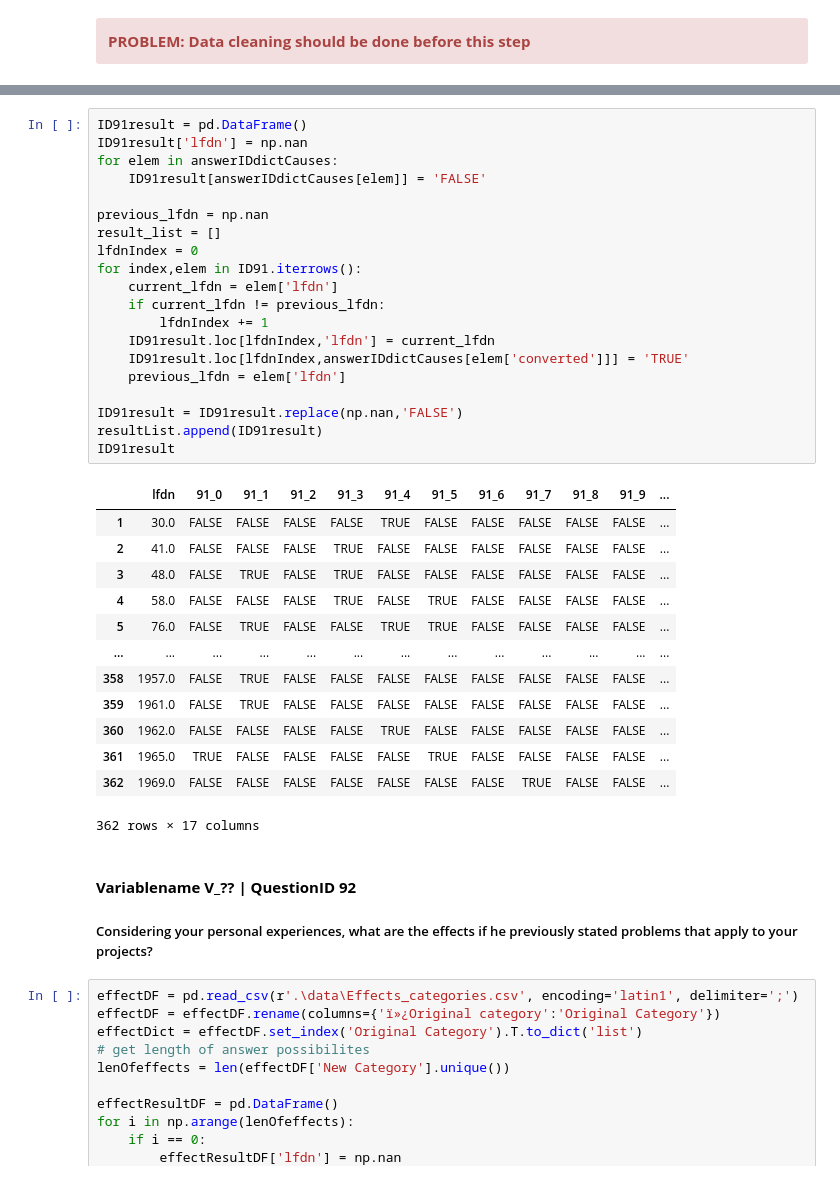
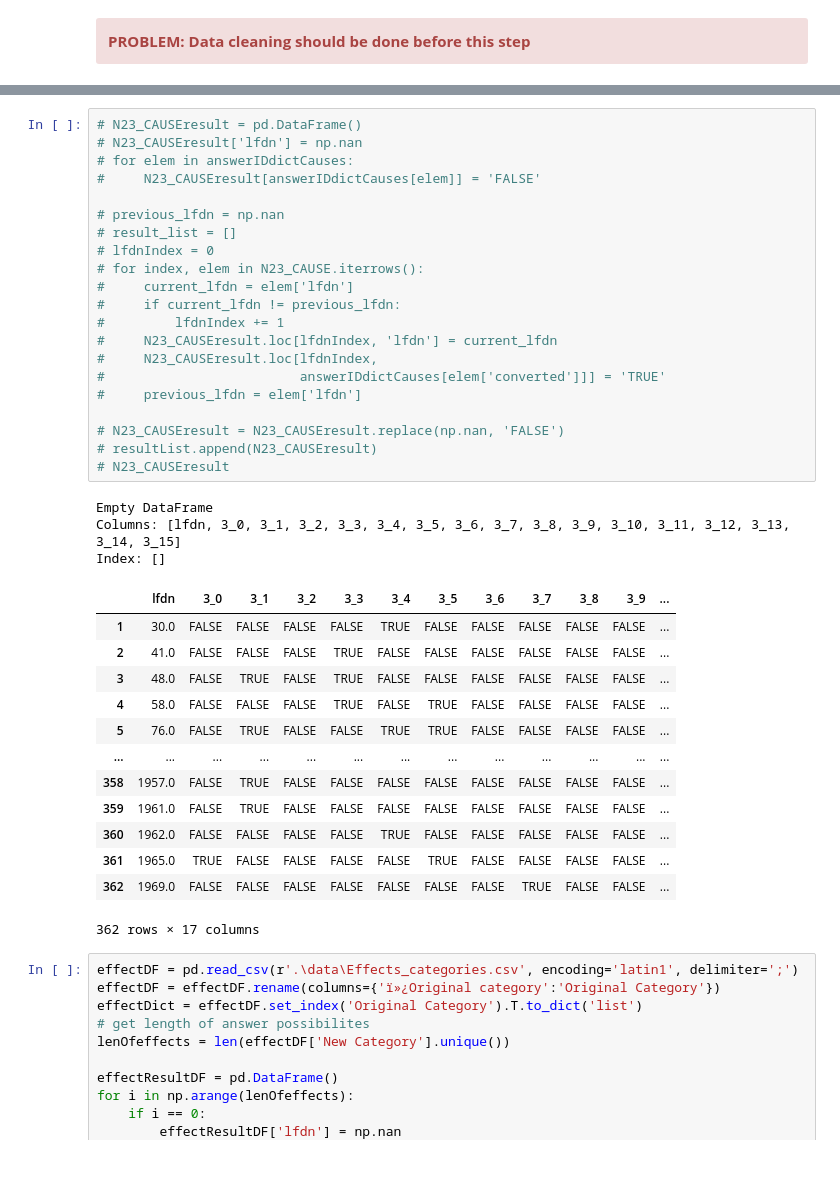
Before and after one commit to NaPiRE/QuickCheckRE, a Jupyter notebook: Data Transformation/DataTransformation.ipynb, the cells around one changed output, grey strips where cells are left out. Cells and saved outputs as stored; diff of their text form.

```diff
--- a/Data Transformation/DataTransformation.ipynb
+++ b/Data Transformation/DataTransformation.ipynb
@@ -1315,25 +1447,29 @@ ID91
 # %%
-ID91result = pd.DataFrame()
-ID91result['lfdn'] = np.nan
-for elem in answerIDdictCauses:
-    ID91result[answerIDdictCauses[elem]] = 'FALSE'
+# N23_CAUSEresult = pd.DataFrame()
+# N23_CAUSEresult['lfdn'] = np.nan
+# for elem in answerIDdictCauses:
+#     N23_CAUSEresult[answerIDdictCauses[elem]] = 'FALSE'
 
-previous_lfdn = np.nan
-result_list = []
-lfdnIndex = 0
-for index,elem in ID91.iterrows():
-    current_lfdn = elem['lfdn']
-    if current_lfdn != previous_lfdn:
-        lfdnIndex += 1
-    ID91result.loc[lfdnIndex,'lfdn'] = current_lfdn
-    ID91result.loc[lfdnIndex,answerIDdictCauses[elem['converted']]] = 'TRUE'
-    previous_lfdn = elem['lfdn']
+# previous_lfdn = np.nan
+# result_list = []
+# lfdnIndex = 0
+# for index, elem in N23_CAUSE.iterrows():
+#     current_lfdn = elem['lfdn']
+#     if current_lfdn != previous_lfdn:
+#         lfdnIndex += 1
+#     N23_CAUSEresult.loc[lfdnIndex, 'lfdn'] = current_lfdn
+#     N23_CAUSEresult.loc[lfdnIndex,
+#                         answerIDdictCauses[elem['converted']]] = 'TRUE'
+#     previous_lfdn = elem['lfdn']
 
-ID91result = ID91result.replace(np.nan,'FALSE')
-resultList.append(ID91result)
-ID91result
+# N23_CAUSEresult = N23_CAUSEresult.replace(np.nan, 'FALSE')
+# resultList.append(N23_CAUSEresult)
+# N23_CAUSEresult
 # %% [output]
+Empty DataFrame
+Columns: [lfdn, 3_0, 3_1, 3_2, 3_3, 3_4, 3_5, 3_6, 3_7, 3_8, 3_9, 3_10, 3_11, 3_12, 3_13, 3_14, 3_15]
+Index: []
-|  | lfdn | 91_0 | 91_1 | 91_2 | 91_3 | 91_4 | 91_5 | 91_6 | 91_7 | 91_8 | 91_9 | ... |
+|  | lfdn | 3_0 | 3_1 | 3_2 | 3_3 | 3_4 | 3_5 | 3_6 | 3_7 | 3_8 | 3_9 | ... |
 | 1 | 30.0 | FALSE | FALSE | FALSE | FALSE | TRUE | FALSE | FALSE | FALSE | FALSE | FALSE | ... |
 | 2 | 41.0 | FALSE | FALSE | FALSE | TRUE | FALSE | FALSE | FALSE | FALSE | FALSE | FALSE | ... |
 | 3 | 48.0 | FALSE | TRUE | FALSE | TRUE | FALSE | FALSE | FALSE | FALSE | FALSE | FALSE | ... |
@@ -1345,10 +1481,7 @@ ID91result
 | 360 | 1962.0 | FALSE | FALSE | FALSE | FALSE | TRUE | FALSE | FALSE | FALSE | FALSE | FALSE | ... |
 | 361 | 1965.0 | TRUE | FALSE | FALSE | FALSE | FALSE | TRUE | FALSE | FALSE | FALSE | FALSE | ... |
 | 362 | 1969.0 | FALSE | FALSE | FALSE | FALSE | FALSE | FALSE | FALSE | TRUE | FALSE | FALSE | ... |
-362 rows × 17 columns
+362 rows × 17 columns
-# %% [markdown]
-#### **Variablename V_?? | QuestionID 92**
-##### Considering your personal experiences, what are the effects if he previously stated problems that apply to your projects?
 # %%
 effectDF = pd.read_csv(r'.\data\Effects_categories.csv', encoding='latin1', delimiter=';')
 effectDF = effectDF.rename(columns={'ï»¿Original category':'Original Category'})
```
Also changed, not shown: parts of 107 cells of this notebook.
